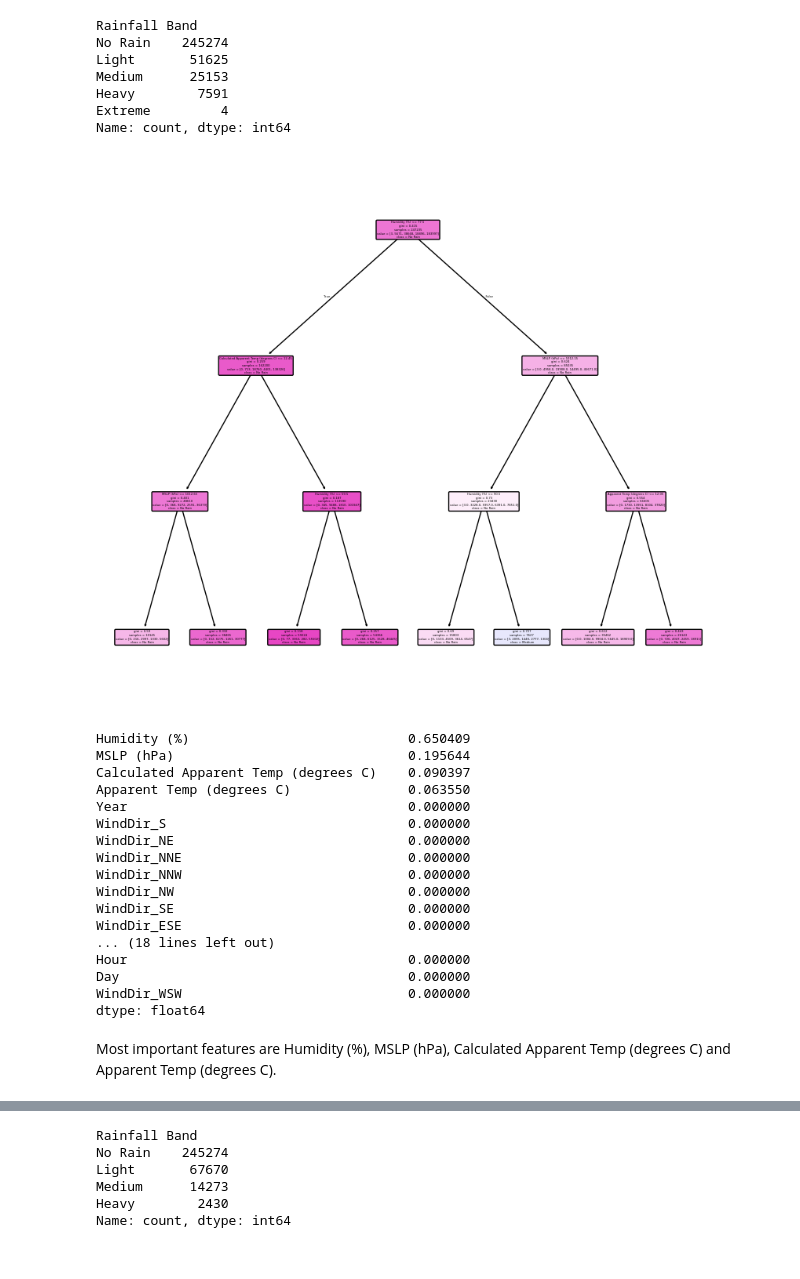
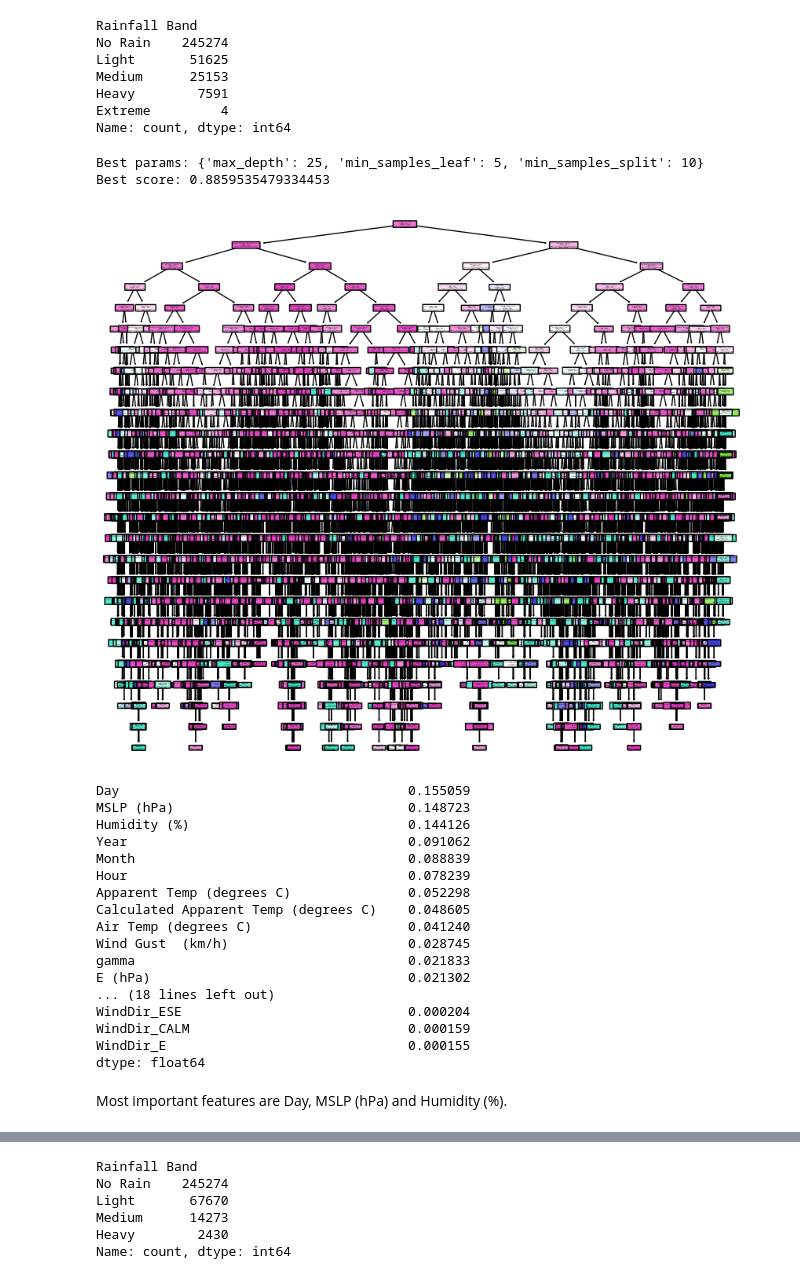
Before and after one commit to Zewen-Zhao/ADS2001_GroupMC3, a Jupyter notebook: Modelling/modelling_jiehni.ipynb, the cells around one changed output, grey strips where cells are left out. Drawn from its saved outputs; the diff is of its cells as text; code cells hidden in the pictures.

```diff
--- a/Modelling/modelling_jiehni.ipynb
+++ b/Modelling/modelling_jiehni.ipynb
@@ -49,50 +49,73 @@ Medium      25153
 Heavy        7591
 Extreme         4
 Name: count, dtype: int64
+# %%
+param_grid = {
+    'max_depth': [5, 10, 15, 20, 25],
+    'min_samples_split': [10, 20, 50, 100],
+    'min_samples_leaf': [5, 10, 20, 50]
+}
+
+grid = GridSearchCV(
+    DecisionTreeClassifier(random_state=42),
+    param_grid,
+    cv=5,
+    scoring='f1_weighted',  # use 'f1' if binary
+    n_jobs=-1
+)
+
+grid.fit(X_train, y_train)
+
+print("Best params:", grid.best_params_)
+print("Best score:", grid.best_score_)
+# %% [output]
+Best params: {'max_depth': 25, 'min_samples_leaf': 5, 'min_samples_split': 10}
+Best score: 0.8859535479334453
 # %%
 data_dtc = DecisionTreeClassifier(
     random_state = 42,
     min_samples_split=10,
-    max_depth=3)
+    min_samples_leaf=5,
+    max_depth=25)
 
 data_dtc = data_dtc.fit(X_train, y_train)
 
 fig, ax = plt.subplots(figsize=(10, 9))
 plot_tree(
     data_dtc,
     filled=True,
     rounded=True,
     class_names=data_dtc.classes_,
     feature_names=X.columns,
     ax=ax
 )
 plt.show()
 # %% [output]
-[figure, old version]
+[figure, new version]
 # %%
 # feature importance
 importance = pd.Series(data_dtc.feature_importances_, index=X.columns)
 importance.sort_values(ascending=False)
 # %% [output]
-Humidity (%)                            0.650409
-MSLP (hPa)                              0.195644
-Calculated Apparent Temp (degrees C)    0.090397
-Apparent Temp (degrees C)               0.063550
-Year                                    0.000000
-WindDir_S                               0.000000
-WindDir_NE                              0.000000
-WindDir_NNE                             0.000000
-WindDir_NNW                             0.000000
-WindDir_NW                              0.000000
-WindDir_SE                              0.000000
-WindDir_ESE                             0.000000
+Day                                     0.155059
+MSLP (hPa)                              0.148723
+Humidity (%)                            0.144126
+Year                                    0.091062
+Month                                   0.088839
+Hour                                    0.078239
+Apparent Temp (degrees C)               0.052298
+Calculated Apparent Temp (degrees C)    0.048605
+Air Temp (degrees C)                    0.041240
+Wind Gust  (km/h)                       0.028745
+gamma                                   0.021833
+E (hPa)                                 0.021302
 ... (18 lines left out)
-Hour                                    0.000000
-Day                                     0.000000
-WindDir_WSW                             0.000000
+WindDir_ESE                             0.000204
+WindDir_CALM                            0.000159
+WindDir_E                               0.000155
 dtype: float64
 # %% [markdown]
-Most important features are Humidity (%), MSLP (hPa), Calculated Apparent Temp (degrees C) and Apparent Temp (degrees C).
+Most important features are Day, MSLP (hPa) and Humidity (%).
 # %%
 Y_pred = data_dtc.predict(X_test)
 cm = confusion_matrix(y_test, Y_pred)
```
Also changed, not shown: parts of 25 cells of this notebook.
